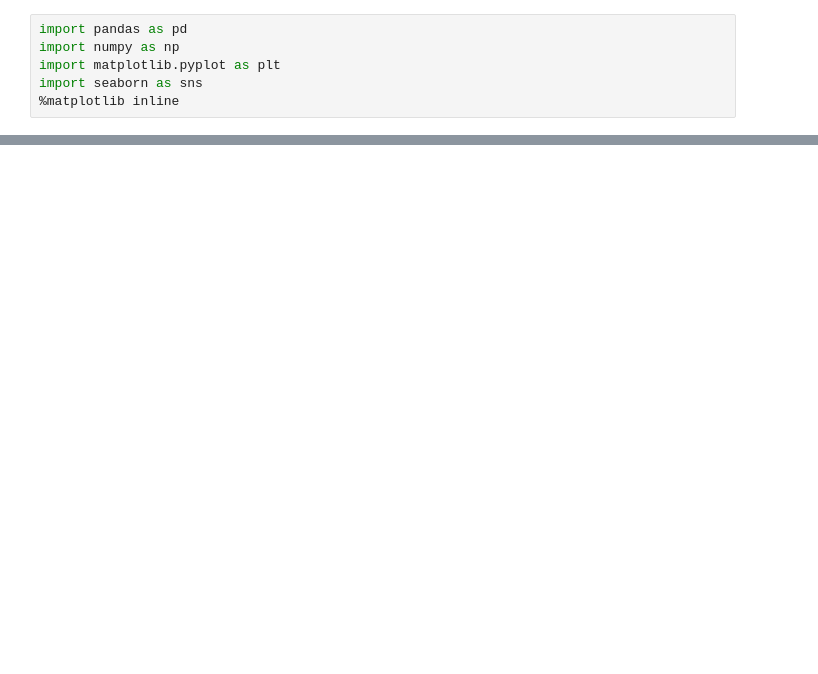
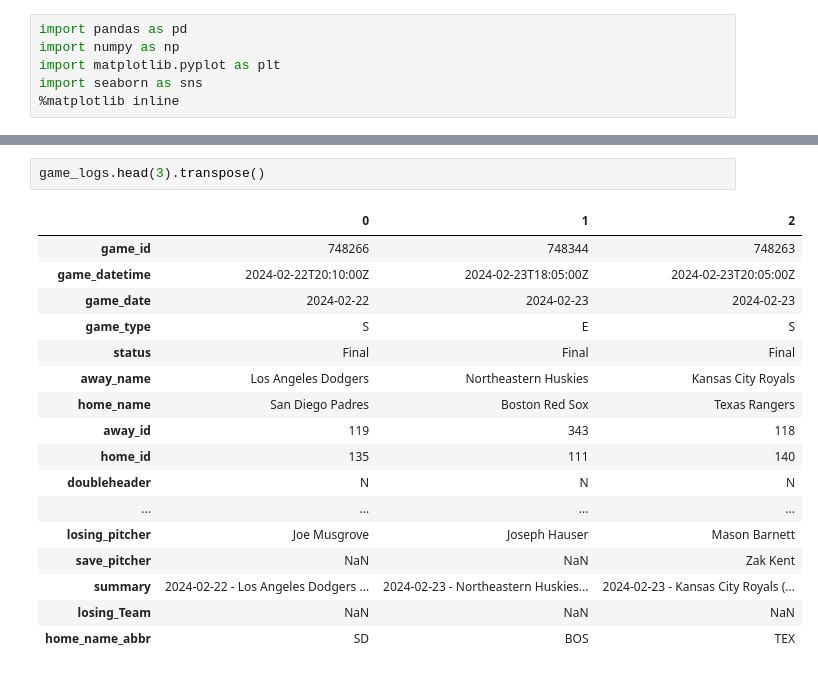
Before and after one commit to dykim2000/MLB_Predict, a Jupyter notebook: notebooks/eda.ipynb, the cells around one changed output, grey strips where cells are left out. Cells and saved outputs as stored; diff of their text form; blank space fills up the shorter version.

```diff
--- a/notebooks/eda.ipynb
+++ b/notebooks/eda.ipynb
@@ -26,0 +12,20 @@ Index(['game_id', 'game_datetime', 'game_date', 'game_type', 'status',
+# %%
+game_logs.head(3).transpose()
+# %% [output]
+|  | 0 | 1 | 2 |
+| game_id | 748266 | 748344 | 748263 |
+| game_datetime | 2024-02-22T20:10:00Z | 2024-02-23T18:05:00Z | 2024-02-23T20:05:00Z |
+| game_date | 2024-02-22 | 2024-02-23 | 2024-02-23 |
+| game_type | S | E | S |
+| status | Final | Final | Final |
+| away_name | Los Angeles Dodgers | Northeastern Huskies | Kansas City Royals |
+| home_name | San Diego Padres | Boston Red Sox | Texas Rangers |
+| away_id | 119 | 343 | 118 |
+| home_id | 135 | 111 | 140 |
+| doubleheader | N | N | N |
+| ... | ... | ... | ... |
+| losing_pitcher | Joe Musgrove | Joseph Hauser | Mason Barnett |
+| save_pitcher | NaN | NaN | Zak Kent |
+| summary | 2024-02-22 - Los Angeles Dodgers ... | 2024-02-23 - Northeastern Huskies... | 2024-02-23 - Kansas City Royals (... |
+| losing_Team | NaN | NaN | NaN |
+| home_name_abbr | SD | BOS | TEX |
```
Also changed, not shown: parts of 6 cells of this notebook, 2 other files.
